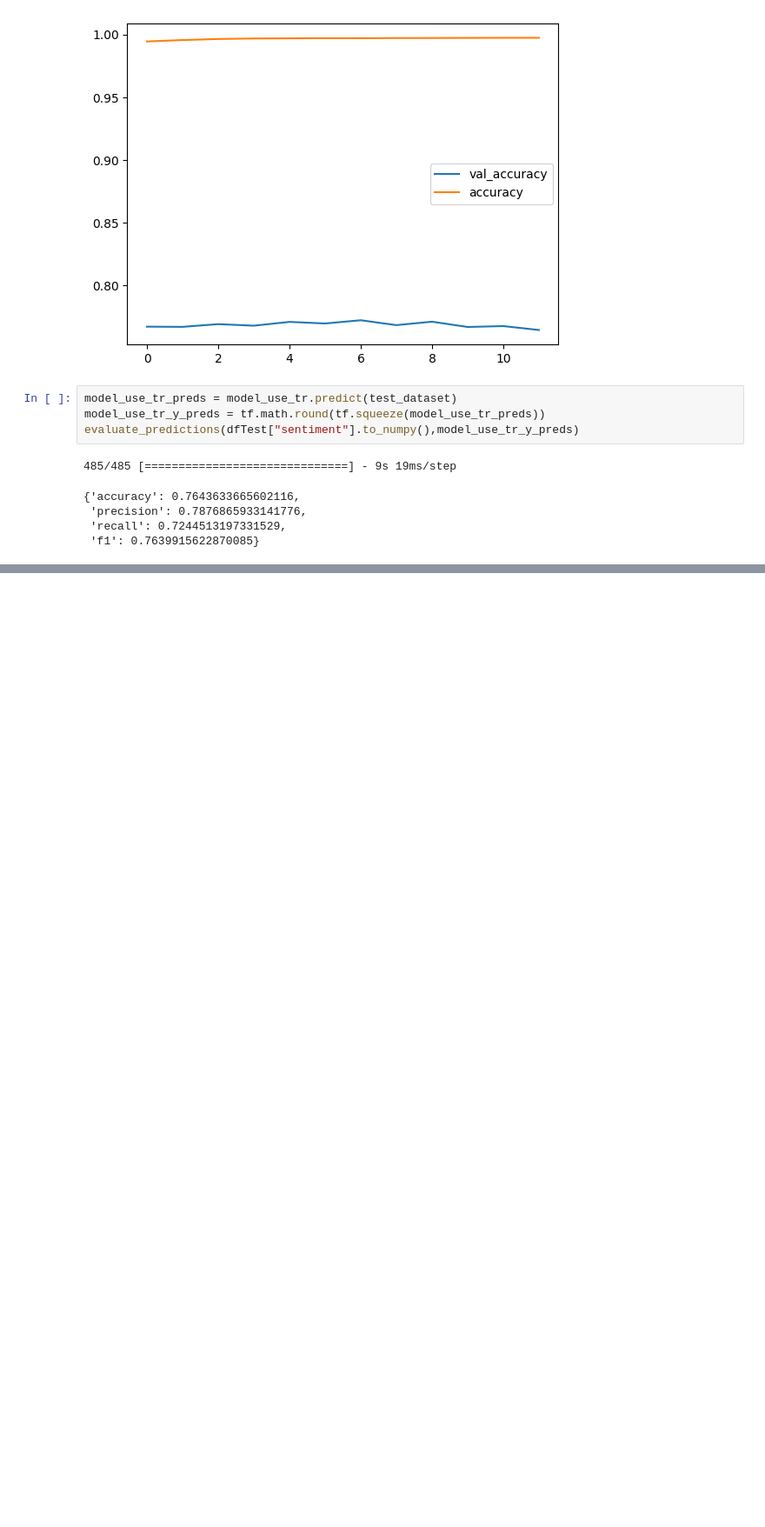
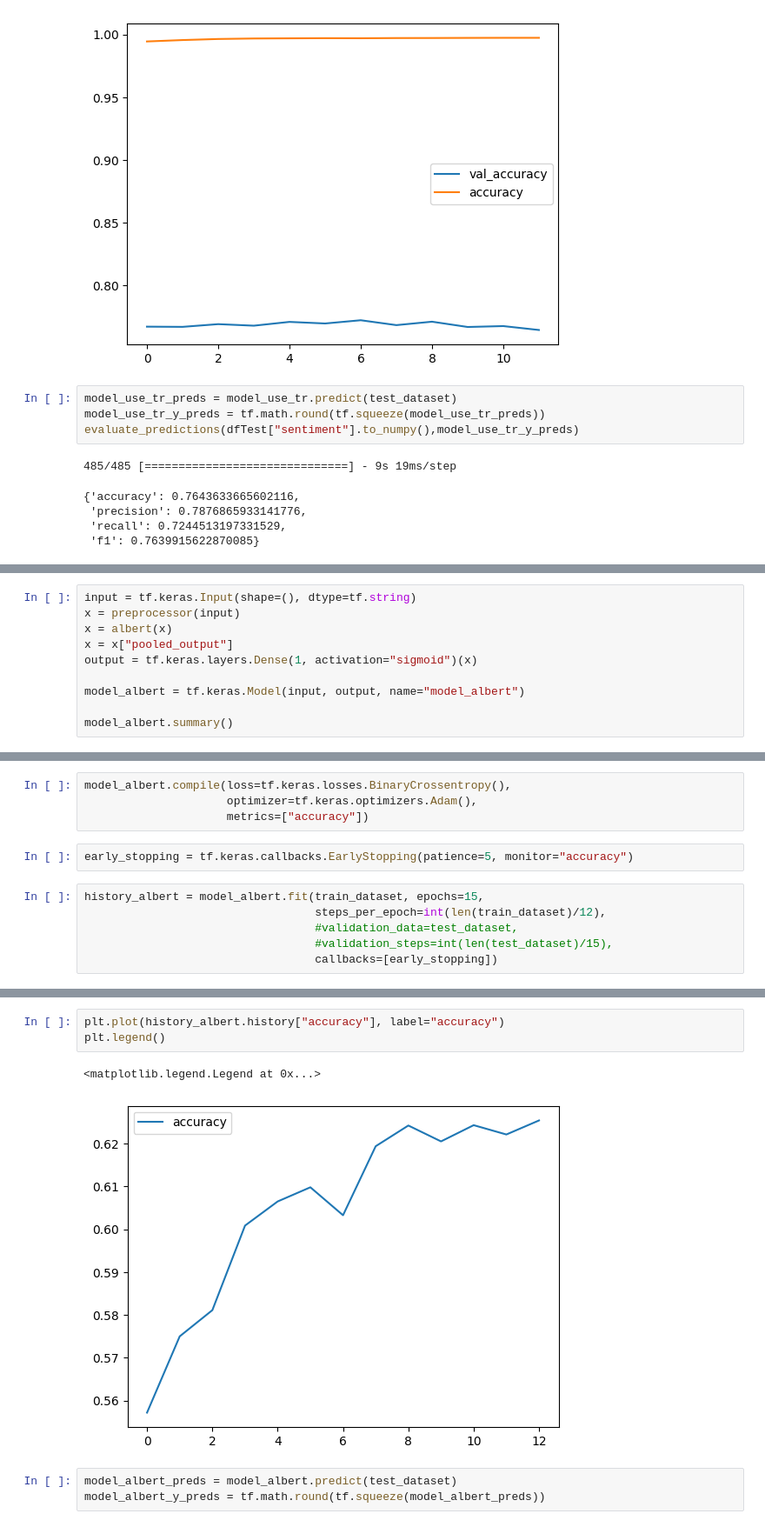
Before and after one commit to a-giorgi/happy-tweeting, a Jupyter notebook: development/project_diary.ipynb, the cells around one changed output, grey strips where cells are left out. Shown: that part at 87% size. Drawn from its saved outputs; the diff is of its cells as text; blank space fills up the shorter version.

```diff
--- a/development/project_diary.ipynb
+++ b/development/project_diary.ipynb
@@ -590,0 +602,10 @@ evaluate_predictions(dfTest["sentiment"].to_numpy(),model_use_tr_y_preds)
+# %%
+input = tf.keras.Input(shape=(), dtype=tf.string)
+x = preprocessor(input)
+x = albert(x)
+x = x["pooled_output"]
+output = tf.keras.layers.Dense(1, activation="sigmoid")(x)
+
+model_albert = tf.keras.Model(input, output, name="model_albert")
+
+model_albert.summary()
@@ -590,0 +630,12 @@ evaluate_predictions(dfTest["sentiment"].to_numpy(),model_use_tr_y_preds)
+# %%
+model_albert.compile(loss=tf.keras.losses.BinaryCrossentropy(),
+                     optimizer=tf.keras.optimizers.Adam(),
+                     metrics=["accuracy"])
+# %%
+early_stopping = tf.keras.callbacks.EarlyStopping(patience=5, monitor="accuracy")
+# %%
+history_albert = model_albert.fit(train_dataset, epochs=15,
+                                  steps_per_epoch=int(len(train_dataset)/12),
+                                  #validation_data=test_dataset,
+                                  #validation_steps=int(len(test_dataset)/15),
+                                  callbacks=[early_stopping])
@@ -590,0 +662,9 @@ evaluate_predictions(dfTest["sentiment"].to_numpy(),model_use_tr_y_preds)
+# %%
+plt.plot(history_albert.history["accuracy"], label="accuracy")
+plt.legend()
+# %% [output]
+<matplotlib.legend.Legend at 0x...>
+[figure, added]
+# %%
+model_albert_preds = model_albert.predict(test_dataset)
+model_albert_y_preds = tf.math.round(tf.squeeze(model_albert_preds))
```
Also changed, not shown: parts of 10 cells of this notebook.
